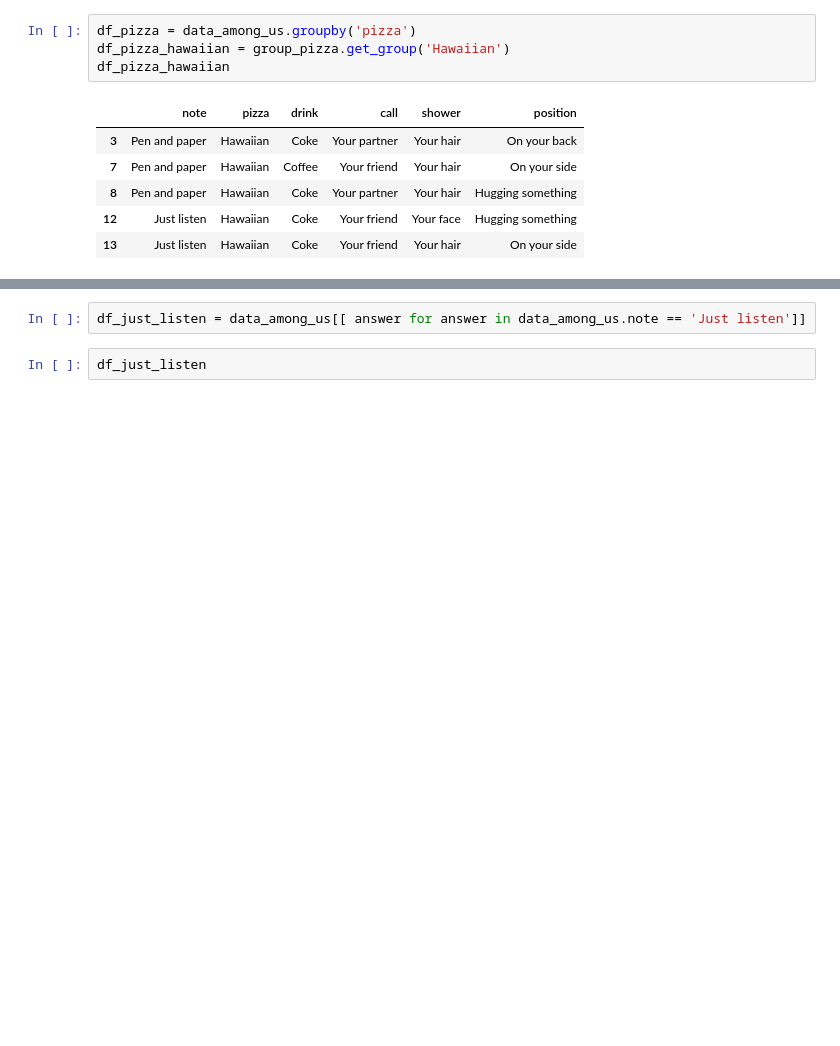
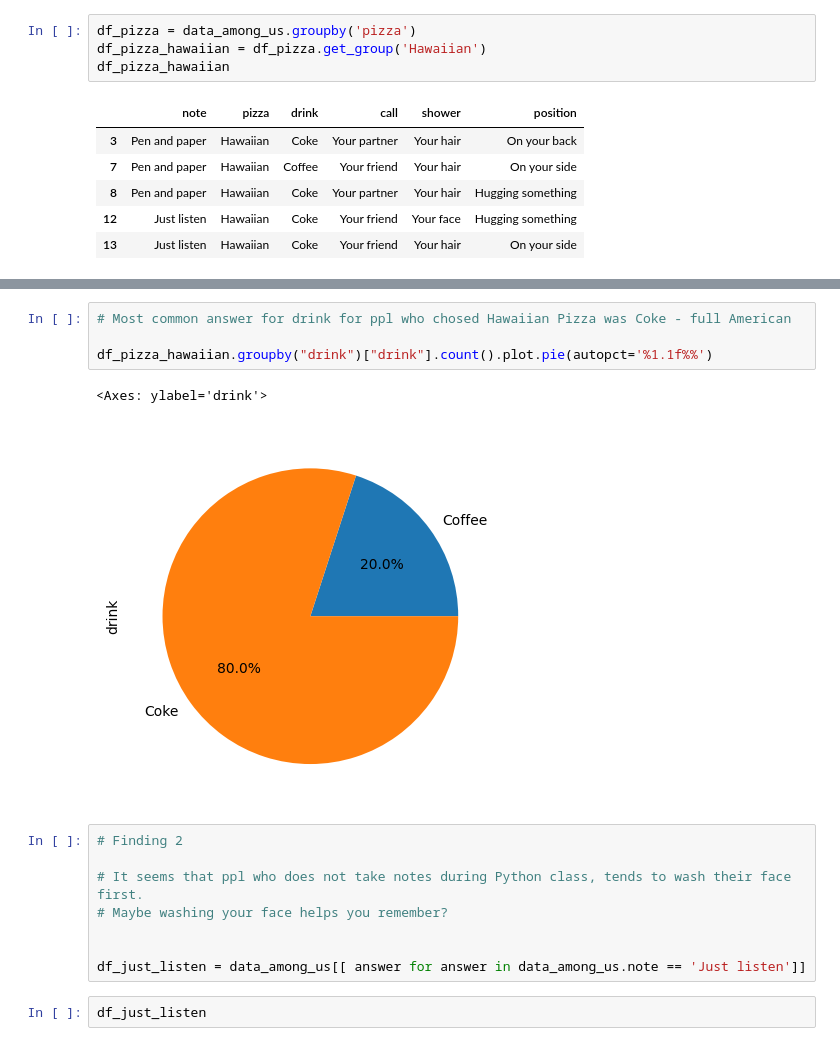
Before and after one commit to Eunah-xyz/git-it-together, a Jupyter notebook: Eunah_DataAmongUs_assignment.ipynb, the cells around one changed output, grey strips where cells are left out. Drawn from its saved outputs; the diff is of its cells as text; blank space fills up the shorter version.

```diff
--- a/Eunah_DataAmongUs_assignment.ipynb
+++ b/Eunah_DataAmongUs_assignment.ipynb
@@ -100,7 +103,7 @@ Text(0, 0.5, 'How many')
 [figure]
 # %%
 df_pizza = data_among_us.groupby('pizza')
-df_pizza_hawaiian = group_pizza.get_group('Hawaiian')
+df_pizza_hawaiian = df_pizza.get_group('Hawaiian')
 df_pizza_hawaiian
 # %% [output]
 |  | note | pizza | drink | call | shower | position |
@@ -124,7 +124,20 @@ plt.pie(df_pizza_hawaiian.drink.value_counts(), explode = (0, 0.1), shadow = Tru
  [Text(-0.48541020983275057, 0.3526711331965306, '80.0%'),
   Text(0.56631193073289, -0.4114496288849784, '20.0%')])
 [figure]
+# %%
+# Most common answer for drink for ppl who chosed Hawaiian Pizza was Coke - full American
+
+df_pizza_hawaiian.groupby("drink")["drink"].count().plot.pie(autopct='%1.1f%%')
+# %% [output]
+<Axes: ylabel='drink'>
+[figure, added]
 # %%
+# Finding 2
+
+# It seems that ppl who does not take notes during Python class, tends to wash their face first.
+# Maybe washing your face helps you remember?
+
+
 df_just_listen = data_among_us[[ answer for answer in data_among_us.note == 'Just listen']]
 # %%
 df_just_listen
```
Also changed, not shown: parts of 9 cells of this notebook.
